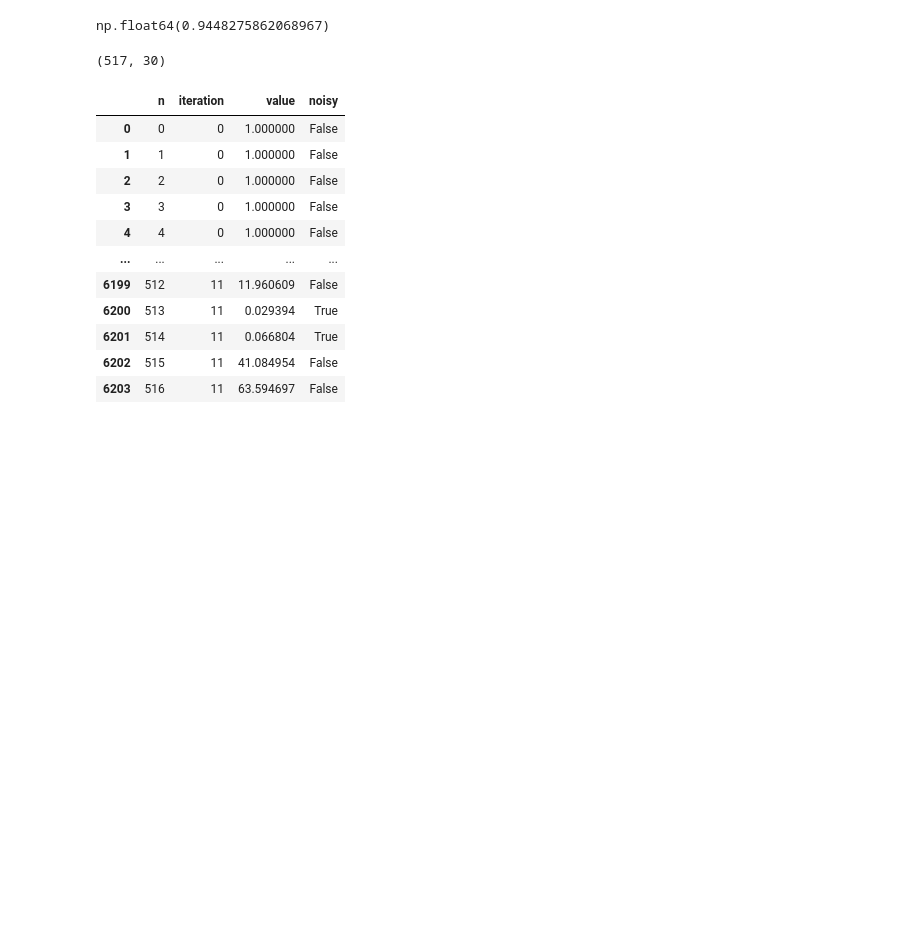
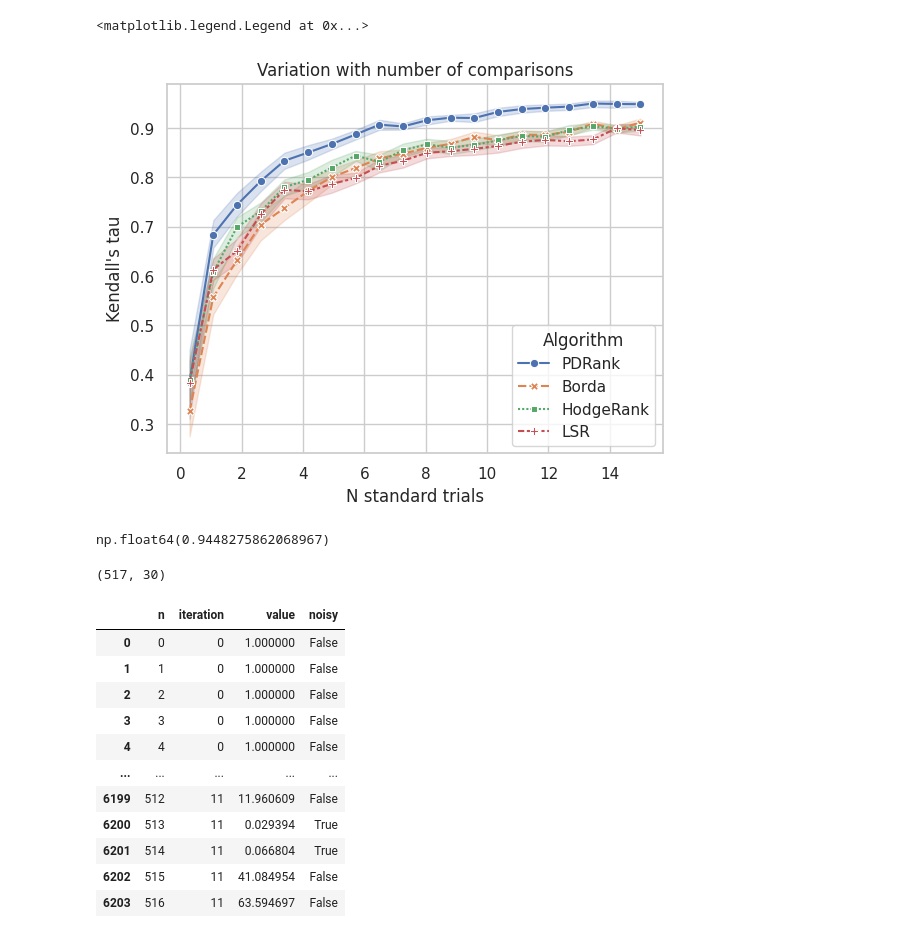
Before and after one commit to duckiendoan/PD-Rank, a Jupyter notebook: PDRank_exp.ipynb, the cells around one changed output. Drawn from its saved outputs; the diff is of its cells as text; code cells hidden in the pictures; blank space fills up the shorter version.

```diff
--- a/PDRank_exp.ipynb
+++ b/PDRank_exp.ipynb
@@ -182,2 +187,16 @@ g.legend(handles, ["Random Annotator", "Constant"], title="Noise Type")
 # %%
 g.get_figure().savefig('test_rnd_annotator_result_01.pdf', format='pdf', bbox_inches='tight')
+# %%
+r_annotator_noise = np.array([0.1, 0.5, 0.2, 0.4])
+configs = [
+    {
+        "algo_name": algo,
+        "algo_config": {},
+        "data_config": DataConfig(noise_type='random_annotator', noise_level=r_annotator_noise, connectivity = "strongly")
+    }
+    for algo in ["PDRank", "Borda", "LSR", "HodgeRank"]
+]
+results = []
+for config in configs:
+    result = run_exp_parallel(m, n_std_trial, n_simulation_per_trial, **config)
+    results.append(pd.DataFrame(result))
@@ -184,3 +221,16 @@ g.get_figure().savefig('test_rnd_annotator_result_01.pdf', format='pdf', bbox_in
+# %%
+df = pd.concat(results).sort_values(by='n')
+df['n_std_trial'] = df['n'] * 2 / (m*(m-1))
+sns.set(style="whitegrid")
+g = sns.lineplot(data=df, x='n_std_trial', y='kendall_tau', hue='algo_name', style='algo_name', markers=True)
+g.set_title('Variation with number of comparisons')
+g.set_xlabel("N standard trials")
+g.set_ylabel("Kendall's tau")
+handles, labels = g.get_legend_handles_labels()
+g.legend(handles, labels, title="Algorithm")
+# %% [output]
+<matplotlib.legend.Legend at 0x...>
+[figure, added]
 # %%
 num_std_trial = 3
 config, data, ws, xs = run_simulation(m,
```
Also changed, not shown: parts of 13 cells of this notebook, 4 other files.
